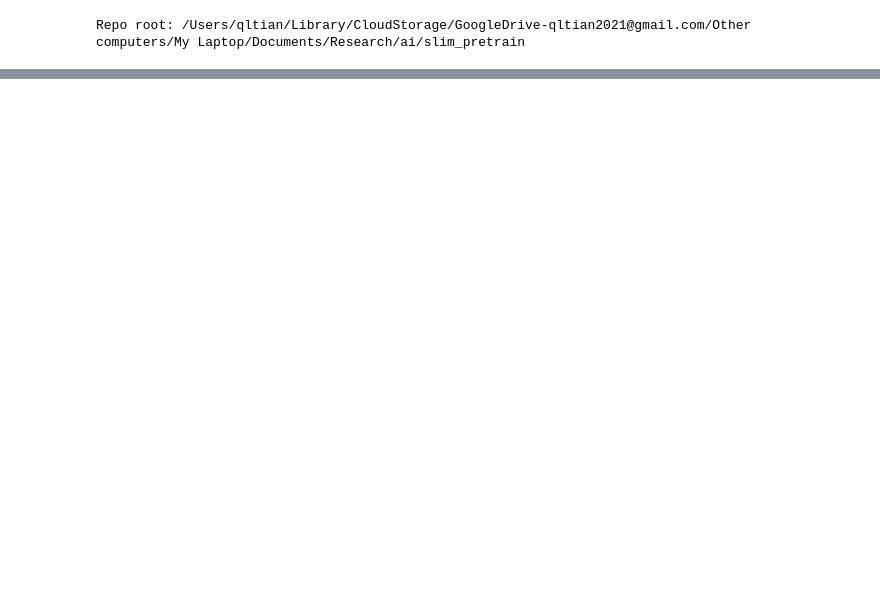
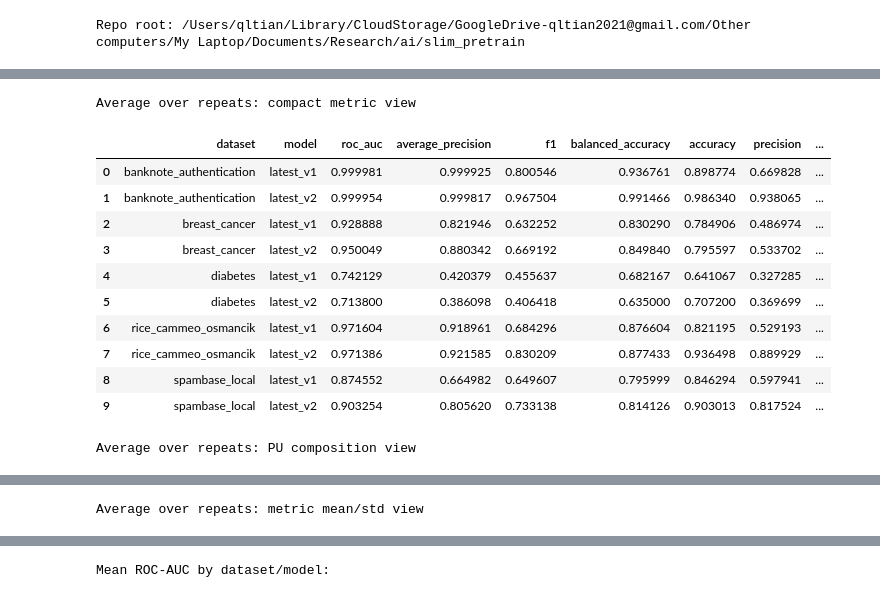
Before and after one commit to qinglong-tian/slim_pretrain, a Jupyter notebook: notebooks/benchmark/pu_classifier_playground.ipynb, the cells around one changed output, grey strips where cells are left out. Cells and saved outputs as stored; diff of their text form; code cells hidden in the pictures; blank space fills up the shorter version.

```diff
--- a/notebooks/benchmark/pu_classifier_playground.ipynb
+++ b/notebooks/benchmark/pu_classifier_playground.ipynb
@@ -588,0 +670,78 @@ No skipped/failed datasets.
+# %%
+metric_cols = [
+    'accuracy',
+    'balanced_accuracy',
+    'precision',
+    'recall',
+    'f1',
+    'roc_auc',
+    'average_precision',
+]
+
+composition_cols = [
+    'n_labeled_pos',
+    'n_unlabeled_pos',
+    'n_unlabeled_out',
+    'n_unlabeled_total',
+    'requested_unlabeled_outlier_fraction',
+    'actual_unlabeled_outlier_fraction',
+]
+
+avg_metrics_df = (
+    repeat_results_df
+    .groupby(['dataset', 'model'], as_index=False)[metric_cols + composition_cols]
+    .mean()
+    .sort_values(['dataset', 'model'])
+)
+
+std_metrics_df = (
+    repeat_results_df
+    .groupby(['dataset', 'model'], as_index=False)[metric_cols]
+    .std()
+    .rename(columns={c: f'{c}_std' for c in metric_cols})
+)
+
+summary_df = avg_metrics_df.merge(std_metrics_df, on=['dataset', 'model'], how='left')
+
+print('Average over repeats: compact metric view')
+summary_metric_view_cols = [
+    'dataset', 'model',
+    'roc_auc', 'average_precision', 'f1', 'balanced_accuracy', 'accuracy', 'precision', 'recall',
+]
+display(summary_df[summary_metric_view_cols].sort_values(['dataset', 'model']))
+
+print('Average over repeats: PU composition view')
+summary_composition_view_cols = [
+    'dataset', 'model',
+    'n_labeled_pos', 'n_unlabeled_pos', 'n_unlabeled_out', 'n_unlabeled_total',
+    'requested_unlabeled_outlier_fraction', 'actual_unlabeled_outlier_fraction',
+]
+display(summary_df[summary_composition_view_cols].sort_values(['dataset', 'model']))
+
+print('Average over repeats: metric mean/std view')
+summary_metric_std_cols = ['dataset', 'model']
+for c in metric_cols:
+    summary_metric_std_cols.extend([c, f'{c}_std'])
+display(summary_df[summary_metric_std_cols].sort_values(['dataset', 'model']))
+
+roc_auc_pivot = summary_df.pivot_table(index='dataset', columns='model', values='roc_auc')
+print('Mean ROC-AUC by dataset/model:')
+display(roc_auc_pivot)
+
+avg_by_model = summary_df.groupby('model', as_index=False)[metric_cols].mean().sort_values('roc_auc', ascending=False)
+print('Dataset-averaged metrics by model:')
+display(avg_by_model)
+# %% [output]
+Average over repeats: compact metric view
+|  | dataset | model | roc_auc | average_precision | f1 | balanced_accuracy | accuracy | precision | ... |
+| 0 | banknote_authentication | latest_v1 | 0.999981 | 0.999925 | 0.800546 | 0.936761 | 0.898774 | 0.669828 | ... |
+| 1 | banknote_authentication | latest_v2 | 0.999954 | 0.999817 | 0.967504 | 0.991466 | 0.986340 | 0.938065 | ... |
+| 2 | breast_cancer | latest_v1 | 0.928888 | 0.821946 | 0.632252 | 0.830290 | 0.784906 | 0.486974 | ... |
+| 3 | breast_cancer | latest_v2 | 0.950049 | 0.880342 | 0.669192 | 0.849840 | 0.795597 | 0.533702 | ... |
+| 4 | diabetes | latest_v1 | 0.742129 | 0.420379 | 0.455637 | 0.682167 | 0.641067 | 0.327285 | ... |
+| 5 | diabetes | latest_v2 | 0.713800 | 0.386098 | 0.406418 | 0.635000 | 0.707200 | 0.369699 | ... |
+| 6 | rice_cammeo_osmancik | latest_v1 | 0.971604 | 0.918961 | 0.684296 | 0.876604 | 0.821195 | 0.529193 | ... |
+| 7 | rice_cammeo_osmancik | latest_v2 | 0.971386 | 0.921585 | 0.830209 | 0.877433 | 0.936498 | 0.889929 | ... |
+| 8 | spambase_local | latest_v1 | 0.874552 | 0.664982 | 0.649607 | 0.795999 | 0.846294 | 0.597941 | ... |
+| 9 | spambase_local | latest_v2 | 0.903254 | 0.805620 | 0.733138 | 0.814126 | 0.903013 | 0.817524 | ... |
+Average over repeats: PU composition view
@@ -588,0 +759 @@ No skipped/failed datasets.
+Average over repeats: metric mean/std view
@@ -588,0 +771 @@ No skipped/failed datasets.
+Mean ROC-AUC by dataset/model:
```
Also changed, not shown: parts of 23 cells of this notebook, 11 other files.
